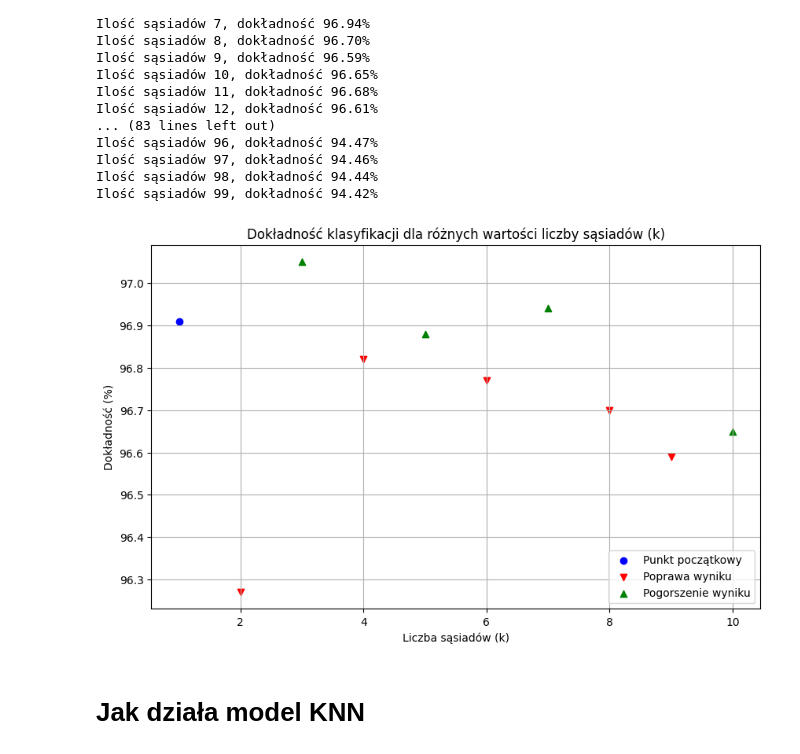
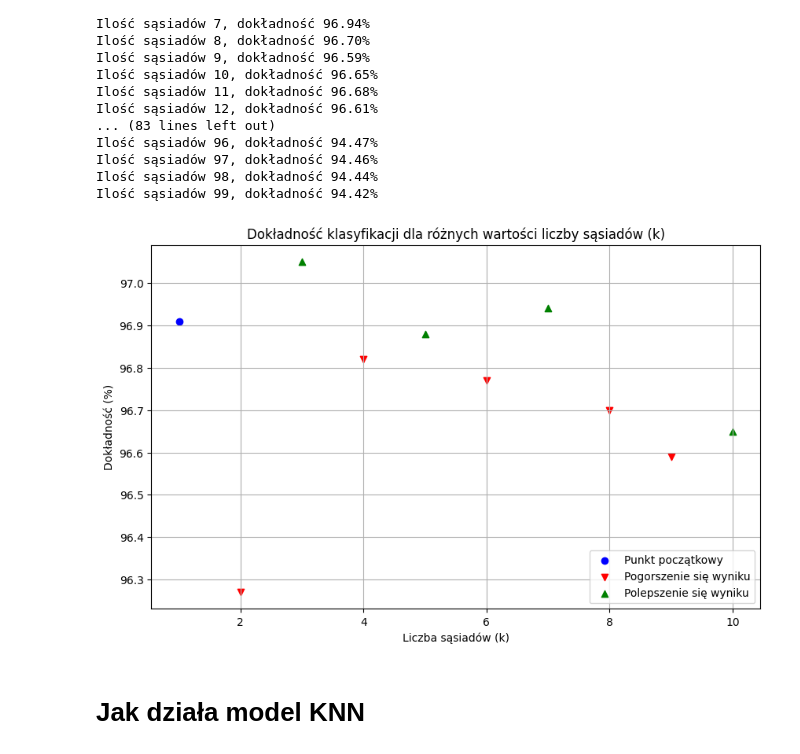
Before and after one commit to piotr-sobieraj/praca-licencjacka-notebook, a Jupyter notebook: praca_lic.ipynb, the cells around one changed output. Cells and saved outputs as stored; diff of their text form; code cells hidden in the pictures.

```diff
--- a/praca_lic.ipynb
+++ b/praca_lic.ipynb
@@ -149,35 +149,35 @@ accuracy = [96.91, 96.27, 97.05, 96.82, 96.88, 96.77, 96.94, 96.70, 96.59, 96.65
 
 # Ustalanie kolorów i kształtów punktów w zależności od tego, czy dokładność się zwiększa, czy zmniejsza
 colors = []
 markers = []
 for i in range(1, len(accuracy)):
     if accuracy[i] > accuracy[i-1]:
         colors.append('green')
         markers.append('^')  # Zielony trójkąt do góry, gdy wynik się polepsza
     else:
         colors.append('red')
         markers.append('v')  # Czerwony trójkąt w dół, gdy wynik się pogarsza
 
 # Rysowanie wykresu scatter
 plt.figure(figsize=(10, 6))
 
 # Pierwszy punkt (k=1) jako odniesienie
 plt.scatter(neighbors[0], accuracy[0], color='blue', marker='o', label='Start (k=1)')
 
 # Dodanie reszty punktów z odpowiednimi kolorami i markerami
 for i in range(1, len(neighbors)):
     plt.scatter(neighbors[i], accuracy[i], color=colors[i-1], marker=markers[i-1])
 
 # Opis osi i tytuł
 plt.xlabel("Liczba sąsiadów (k)")
 plt.ylabel("Dokładność (%)")
 plt.title("Dokładność klasyfikacji dla różnych wartości liczby sąsiadów (k)")
-plt.legend(["Punkt początkowy", "Poprawa wyniku", "Pogorszenie wyniku"], loc="lower right")
+plt.legend(["Punkt początkowy", "Pogorszenie się wyniku", "Polepszenie się wyniku"], loc="lower right")
 
 plt.grid(True)
 plt.show()
 # %% [output]
-[figure, old version]
+[figure, new version]
 # %% [markdown]
 # Jak działa model KNN
 # %%
```
Also changed, not shown: parts of 33 cells of this notebook.
